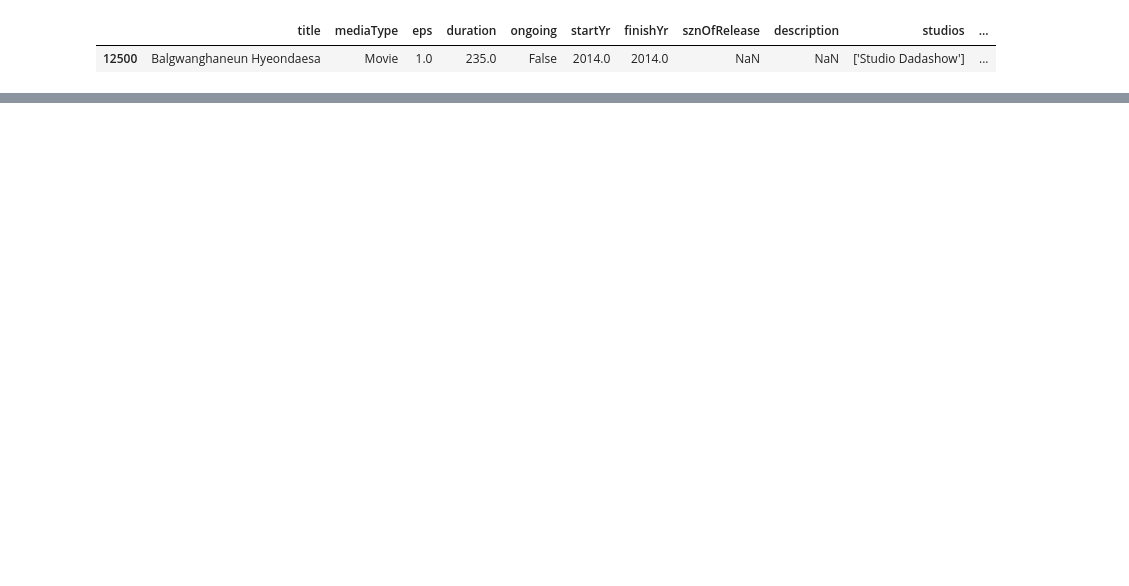
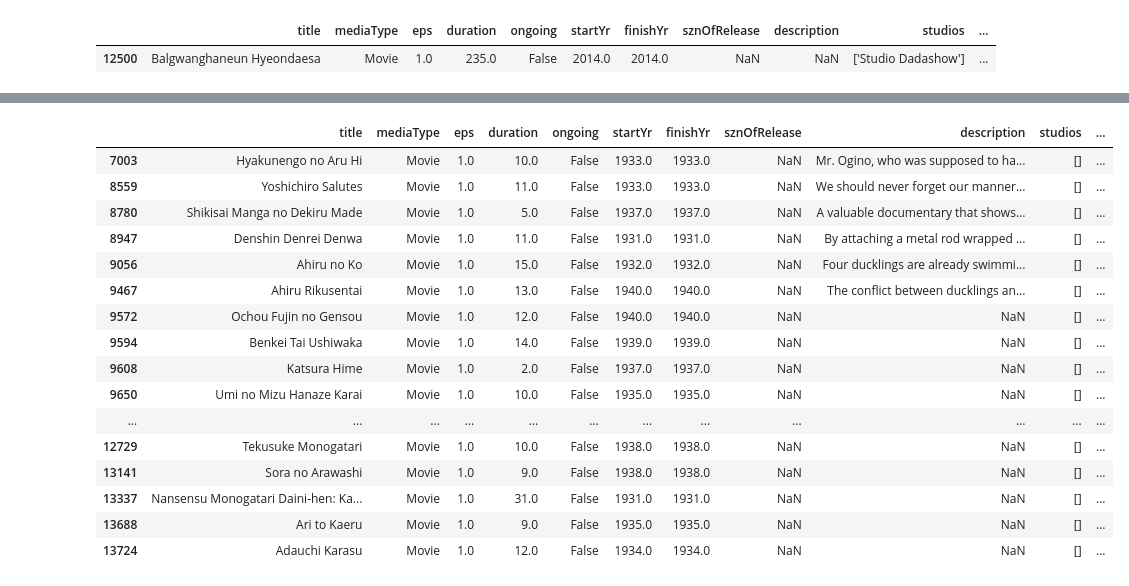
Before and after one commit to primeclassic/hth_fall_program, a Jupyter notebook: Finding-an-Interesting-Dataset-primeclassic/Anime brain starter.ipynb, the cells around one changed output, grey strips where cells are left out. Cells and saved outputs as stored; diff of their text form; code cells hidden in the pictures; blank space fills up the shorter version.

```diff
--- a/Finding-an-Interesting-Dataset-primeclassic/Anime brain starter.ipynb
+++ b/Finding-an-Interesting-Dataset-primeclassic/Anime brain starter.ipynb
@@ -64,0 +71,33 @@ average_duration.head(1)
+# %%
+anime_searcher = anime_data[(anime_data['startYr'] >= 1900) & (anime_data['startYr'] <= 1910) ]
+#anime_data[(anime_data['startYr'] >= 1911) & (anime_data['startYr'] <= 1920) ]
+#anime_data[(anime_data['startYr'] >= 1921) & (anime_data['startYr'] <= 1930) ]
+#anime_data[(anime_data['startYr'] >= 1931) & (anime_data['startYr'] <= 1940) ]
+anime_data[(anime_data['startYr'] >= 1941) & (anime_data['startYr'] <= 1950) ]
+# anime_data[(anime_data['startYr'] >= 1951) & (anime_data['startYr'] <= 1960) ]
+# anime_data[(anime_data['startYr'] >= 1961) & (anime_data['startYr'] <= 1970) ]
+# anime_data[(anime_data['startYr'] >= 1971) & (anime_data['startYr'] <= 1980) ]
+# anime_data[(anime_data['startYr'] >= 1981) & (anime_data['startYr'] <= 1990) ]
+# anime_data[(anime_data['startYr'] >= 1991) & (anime_data['startYr'] <= 2000) ]
+# anime_data[(anime_data['startYr'] >= 2001) & (anime_data['startYr'] <= 2010) ]
+# anime_data[(anime_data['startYr'] >= 2011) & (anime_data['startYr'] <= 2020) ]
+# anime_data[(anime_data['startYr'] >= 2021) & (anime_data['startYr'] <= 2022) ]
+#anime_searcher.rating.dropna().mean()
+# %% [output]
+|  | title | mediaType | eps | duration | ongoing | startYr | finishYr | sznOfRelease | description | studios | ... |
+| 7003 | Hyakunengo no Aru Hi | Movie | 1.0 | 10.0 | False | 1933.0 | 1933.0 | NaN | Mr. Ogino, who was supposed to ha... | [] | ... |
+| 8559 | Yoshichiro Salutes | Movie | 1.0 | 11.0 | False | 1933.0 | 1933.0 | NaN | We should never forget our manner... | [] | ... |
+| 8780 | Shikisai Manga no Dekiru Made | Movie | 1.0 | 5.0 | False | 1937.0 | 1937.0 | NaN | A valuable documentary that shows... | [] | ... |
+| 8947 | Denshin Denrei Denwa | Movie | 1.0 | 11.0 | False | 1931.0 | 1931.0 | NaN | By attaching a metal rod wrapped ... | [] | ... |
+| 9056 | Ahiru no Ko | Movie | 1.0 | 15.0 | False | 1932.0 | 1932.0 | NaN | Four ducklings are already swimmi... | [] | ... |
+| 9467 | Ahiru Rikusentai | Movie | 1.0 | 13.0 | False | 1940.0 | 1940.0 | NaN | The conflict between ducklings an... | [] | ... |
+| 9572 | Ochou Fujin no Gensou | Movie | 1.0 | 12.0 | False | 1940.0 | 1940.0 | NaN | NaN | [] | ... |
+| 9594 | Benkei Tai Ushiwaka | Movie | 1.0 | 14.0 | False | 1939.0 | 1939.0 | NaN | NaN | [] | ... |
+| 9608 | Katsura Hime | Movie | 1.0 | 2.0 | False | 1937.0 | 1937.0 | NaN | NaN | [] | ... |
+| 9650 | Umi no Mizu Hanaze Karai | Movie | 1.0 | 10.0 | False | 1935.0 | 1935.0 | NaN | NaN | [] | ... |
+| ... | ... | ... | ... | ... | ... | ... | ... | ... | ... | ... | ... |
+| 12729 | Tekusuke Monogatari | Movie | 1.0 | 10.0 | False | 1938.0 | 1938.0 | NaN | NaN | [] | ... |
+| 13141 | Sora no Arawashi | Movie | 1.0 | 9.0 | False | 1938.0 | 1938.0 | NaN | NaN | [] | ... |
+| 13337 | Nansensu Monogatari Daini-hen: Ka... | Movie | 1.0 | 31.0 | False | 1931.0 | 1931.0 | NaN | NaN | [] | ... |
+| 13688 | Ari to Kaeru | Movie | 1.0 | 9.0 | False | 1935.0 | 1935.0 | NaN | NaN | [] | ... |
+| 13724 | Adauchi Karasu | Movie | 1.0 | 12.0 | False | 1934.0 | 1934.0 | NaN | NaN | [] | ... |
```
Also changed, not shown: parts of 6 cells of this notebook, 2 other files.
